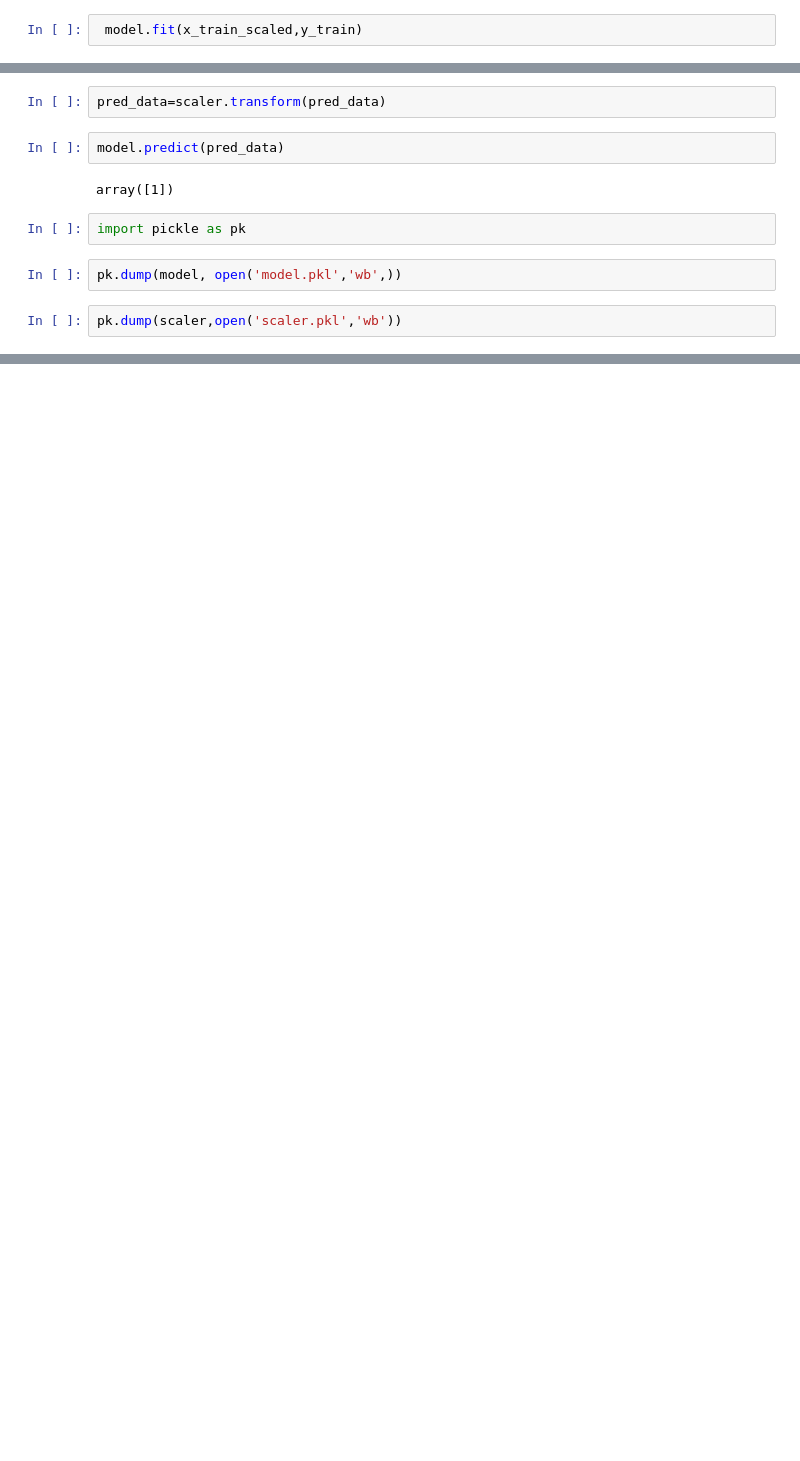
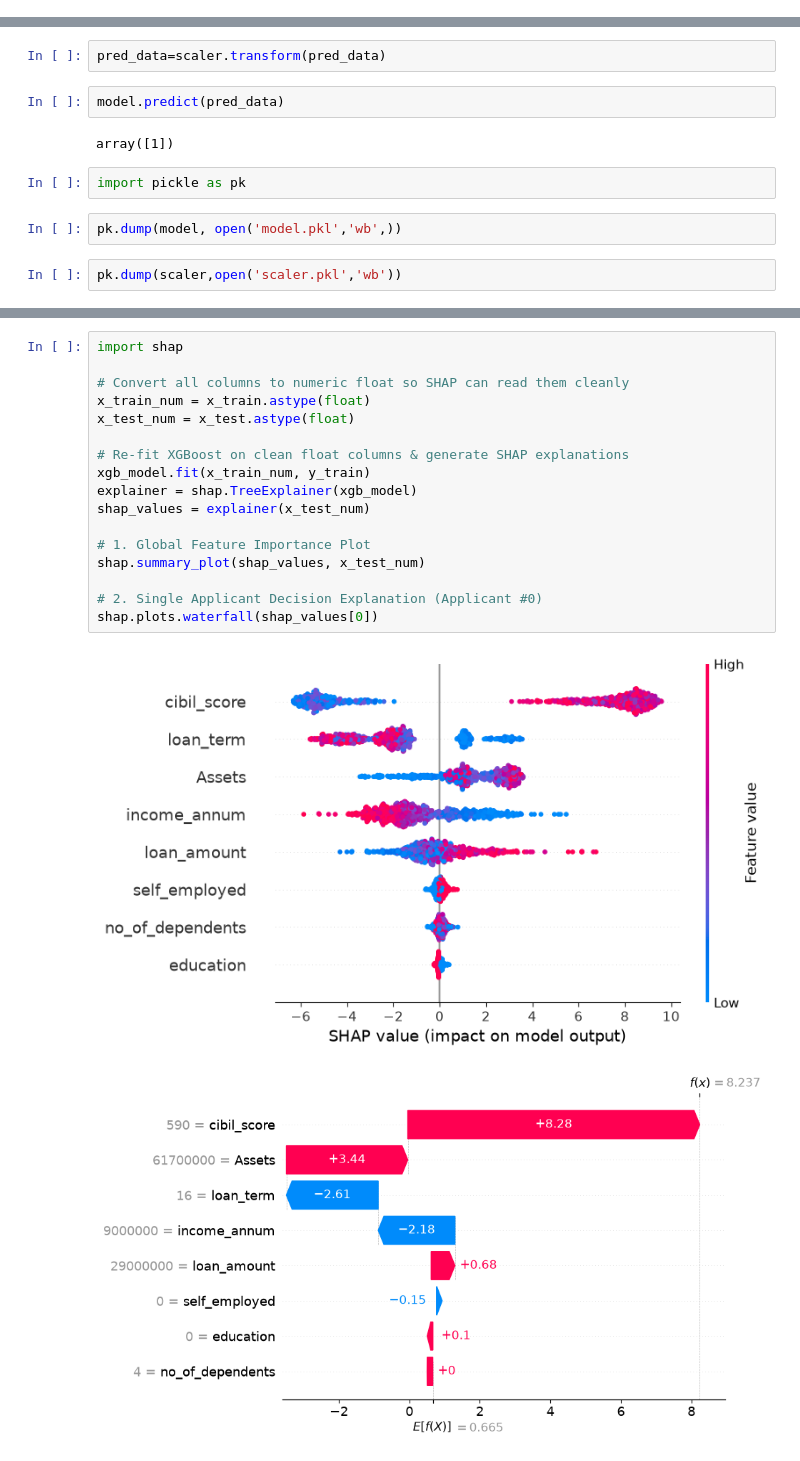
Before and after one commit to infiWAY942/LOAN_APPROVAL_PREDICTION, a Jupyter notebook: loan_appvl_predic-model.ipynb, the cells around one changed output, grey strips where cells are left out. Saved outputs shown, nothing was run; the diff lists cells and outputs as text; blank space fills up the shorter version.

```diff
--- a/loan_appvl_predic-model.ipynb
+++ b/loan_appvl_predic-model.ipynb
@@ -263,5 +274,3 @@ from sklearn.linear_model import LogisticRegression
 model= LogisticRegression()
 # %% [markdown]
 model.fit(x_train_scaled,y_train)
-# %%
- model.fit(x_train_scaled,y_train)
@@ -294,0 +378,20 @@ pk.dump(scaler,open('scaler.pkl','wb'))
+# %%
+import shap
+
+# Convert all columns to numeric float so SHAP can read them cleanly
+x_train_num = x_train.astype(float)
+x_test_num = x_test.astype(float)
+
+# Re-fit XGBoost on clean float columns & generate SHAP explanations
+xgb_model.fit(x_train_num, y_train)
+explainer = shap.TreeExplainer(xgb_model)
+shap_values = explainer(x_test_num)
+
+# 1. Global Feature Importance Plot
+shap.summary_plot(shap_values, x_test_num)
+
+# 2. Single Applicant Decision Explanation (Applicant #0)
+shap.plots.waterfall(shap_values[0])
+# %% [output]
+[figure, added]
+[figure, added]
```
Also changed, not shown: parts of 11 cells of this notebook, 3 other files.
